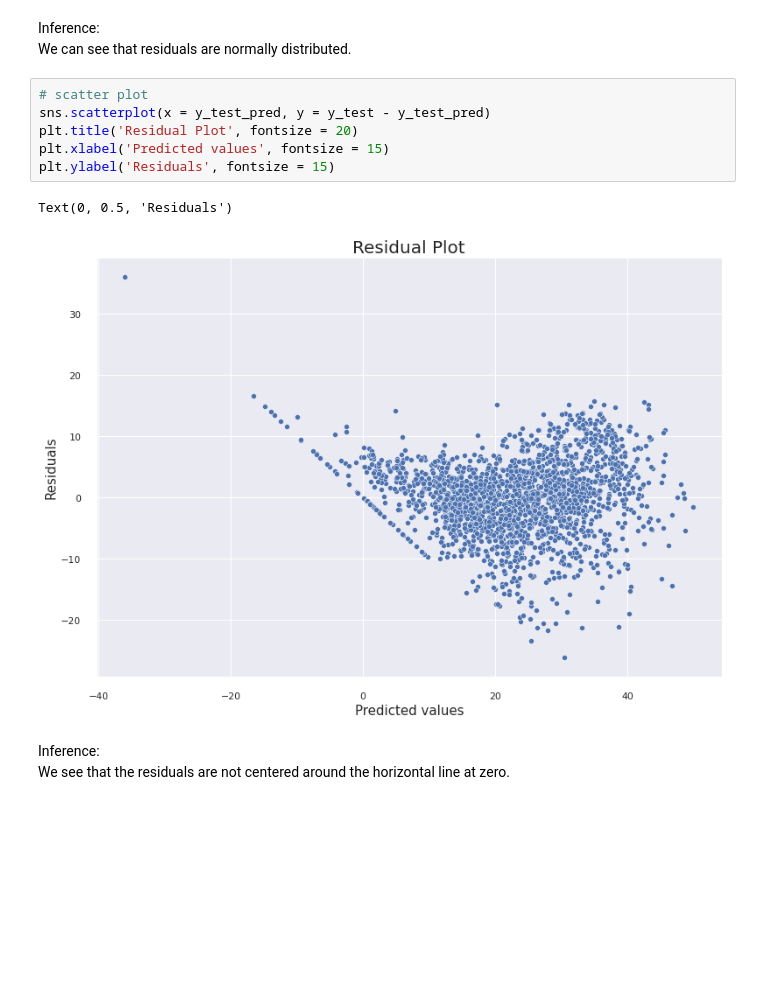
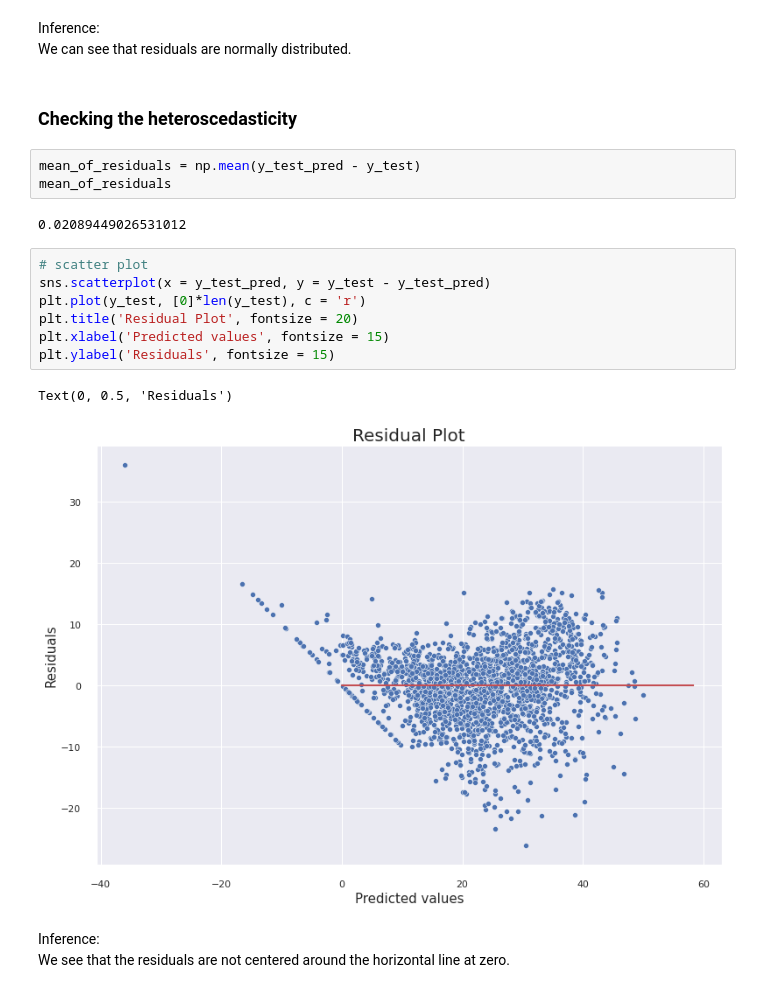
Before and after one commit to codeboy47/Seoul-Bike-Sharing-Demand-Prediction, a Jupyter notebook: Akshit_Singh_Notebook.ipynb, the cells around one changed output. Drawn from its saved outputs; the diff is of its cells as text; blank space fills up the shorter version.

```diff
--- a/Akshit_Singh_Notebook.ipynb
+++ b/Akshit_Singh_Notebook.ipynb
@@ -590,15 +583,23 @@ Text(0.5, 1.0, 'Residual Analysis')
 # %% [markdown]
 Inference: <br>
 We can see that residuals are normally distributed.
+# %% [markdown]
+### Checking the heteroscedasticity
+# %%
+mean_of_residuals = np.mean(y_test_pred - y_test)
+mean_of_residuals
+# %% [output]
+0.02089449026531012
 # %%
 # scatter plot
 sns.scatterplot(x = y_test_pred, y = y_test - y_test_pred)
+plt.plot(y_test, [0]*len(y_test), c = 'r')
 plt.title('Residual Plot', fontsize = 20)
 plt.xlabel('Predicted values', fontsize = 15)
 plt.ylabel('Residuals', fontsize = 15)
 # %% [output]
 Text(0, 0.5, 'Residuals')
-[figure, old version]
+[figure, new version]
 # %% [markdown]
 Inference: <br>
 We see that the residuals are not centered around the horizontal line at zero.
```
Also changed, not shown: parts of 10 cells of this notebook.
